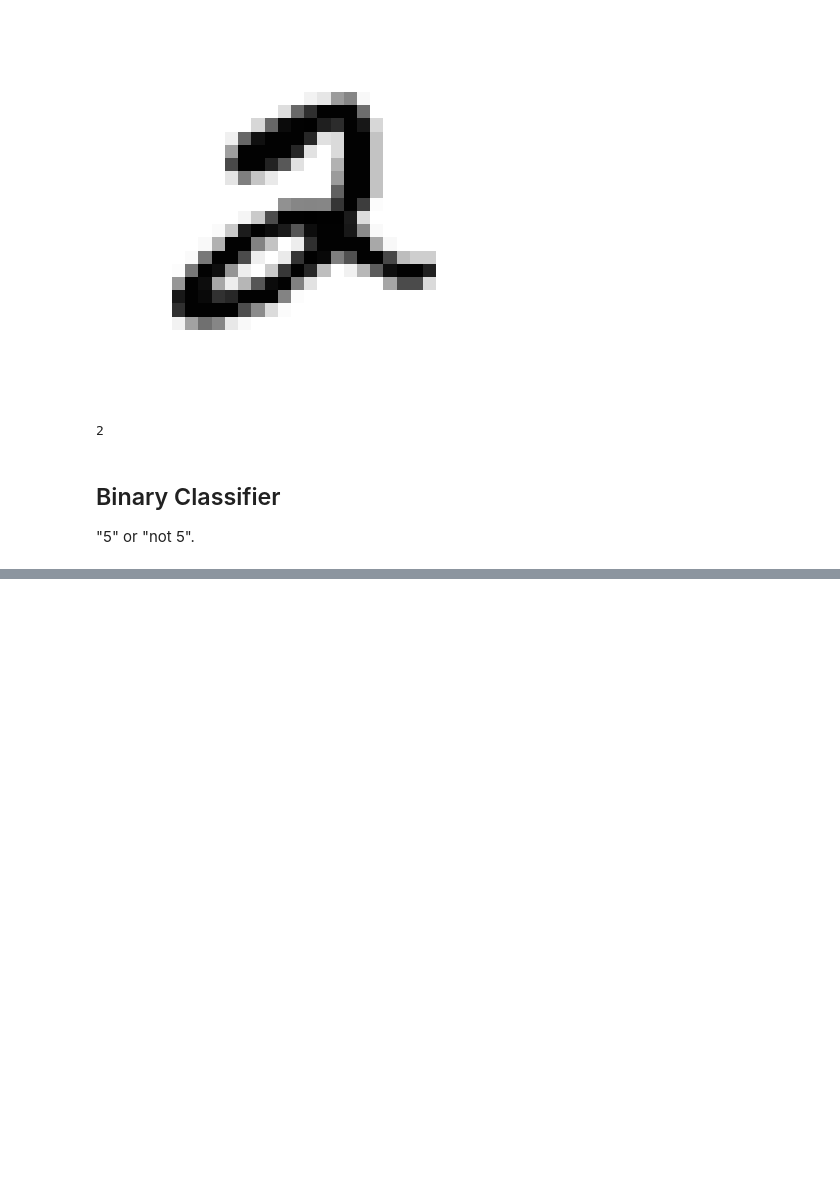
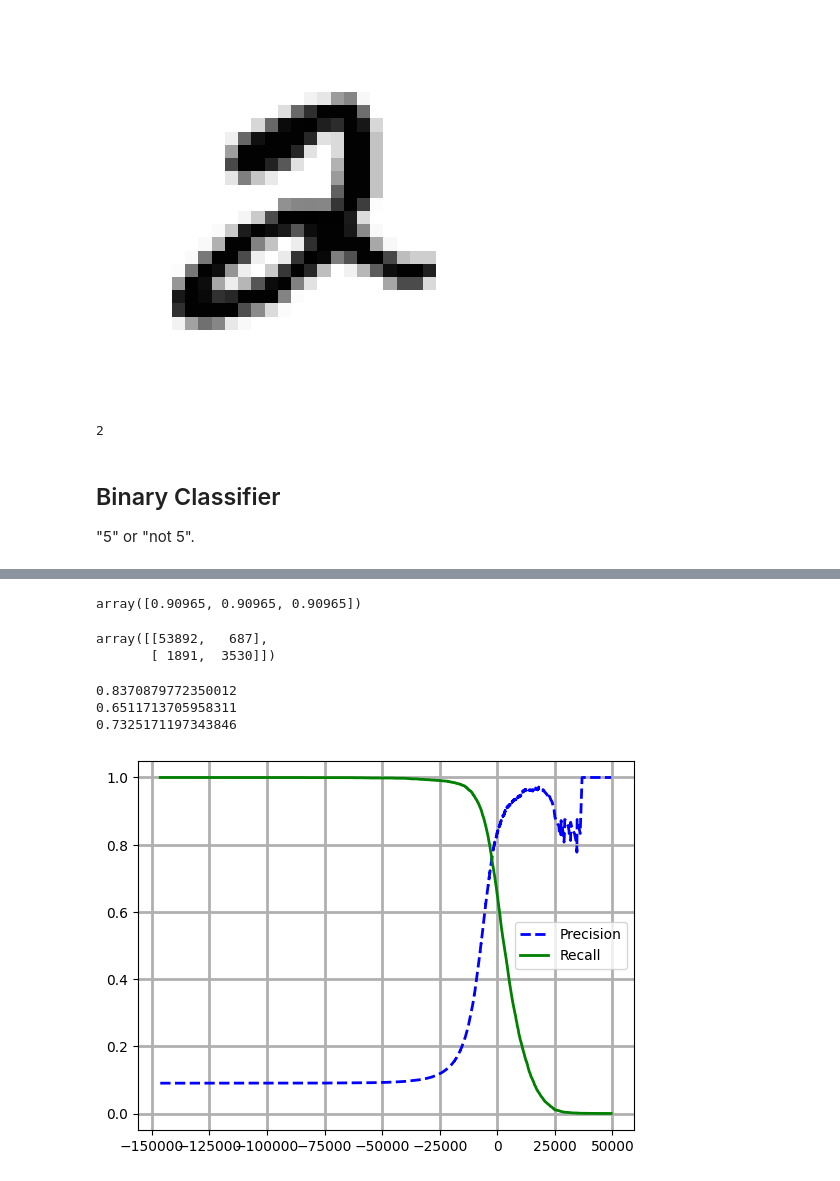
Before and after one commit to ks982579/data-science-1990-california-housing, a Jupyter notebook: mnist-hello-world/main.ipynb, the cells around one changed output, grey strips where cells are left out. Saved outputs shown, nothing was run; the diff lists cells and outputs as text; code cells hidden in the pictures; blank space fills up the shorter version.

```diff
--- a/mnist-hello-world/main.ipynb
+++ b/mnist-hello-world/main.ipynb
@@ -71,0 +75,5 @@ y_test_5 = (y_test == '5')
+# %%
+from sklearn.linear_model import SGDClassifier
+
+sgd_clf = SGDClassifier(random_state=42)
+sgd_clf.fit(X_train, y_train_5)
@@ -71,0 +103,14 @@ y_test_5 = (y_test == '5')
+# %%
+from sklearn.dummy import DummyClassifier
+
+dummy_clf = DummyClassifier()
+dummy_clf.fit(X_train, y_train_5)
+cross_val_score(
+    dummy_clf, # predictor
+    X_train, # training data
+    y_train_5, # training labels
+    cv=3,
+    scoring='accuracy'
+)
+# %% [output]
+array([0.90965, 0.90965, 0.90965])
@@ -71,0 +126,41 @@ y_test_5 = (y_test == '5')
+# %%
+from sklearn.metrics import confusion_matrix
+
+cm = confusion_matrix(y_train_5, y_train_5_pred)
+cm
+# %% [output]
+array([[53892,   687],
+       [ 1891,  3530]])
+# %%
+from sklearn.metrics import precision_score, recall_score, f1_score
+
+print(precision_score(y_train_5, y_train_5_pred))
+print(recall_score(y_train_5, y_train_5_pred))
+print(f1_score(y_train_5, y_train_5_pred))
+# %% [output]
+0.8370879772350012
+0.6511713705958311
+0.7325171197343846
+# %%
+# investigate threshold
+
+y_scores = cross_val_predict(
+    sgd_clf,
+    X_train,
+    y_train_5,
+    cv=3,
+    method='decision_function'
+)
+# %%
+from sklearn.metrics import precision_recall_curve
+
+precisions, recalls, thresholds = precision_recall_curve(y_train_5, y_scores)
+
+plt.plot(thresholds, precisions[:-1], 'b--', label='Precision', linewidth=2)
+plt.plot(thresholds, recalls[:-1], 'g-', label='Recall', linewidth=2)
+# plt.vlines(thresholds, 0, 1.0, 'k', 'dotted', label='threshold')
+plt.legend()
+plt.grid(linewidth=2)
+plt.show()
+# %% [output]
+[figure, added]
```
Also changed, not shown: parts of 15 cells of this notebook.
